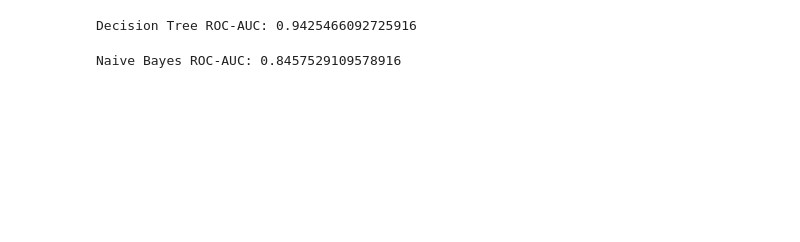
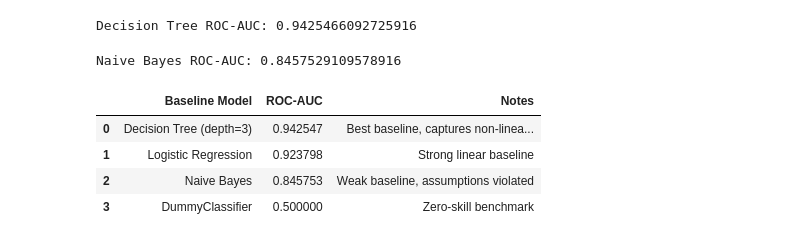
Before and after one commit to PaulinaMamiaga/customer-churn-intelligence-system, a Jupyter notebook: notebooks/03_modeling_and_evaluation.ipynb, the cells around one changed output. Cells and saved outputs as stored; diff of their text form; code cells hidden in the pictures; blank space fills up the shorter version.

```diff
--- a/notebooks/03_modeling_and_evaluation.ipynb
+++ b/notebooks/03_modeling_and_evaluation.ipynb
@@ -243,3 +242,35 @@ nb_pred = nb_pipeline.predict_proba(X_test)[:, 1]
 print("Naive Bayes ROC-AUC:", roc_auc_score(y_test, nb_pred))
 # %% [output]
 Naive Bayes ROC-AUC: 0.8457529109578916
+# %%
+# 5.5 Build the baseline results table
+baseline_results = pd.DataFrame({
+    "Baseline Model": [
+        "DummyClassifier",
+        "Logistic Regression",
+        "Decision Tree (depth=3)",
+        "Naive Bayes"
+    ],
+    "ROC-AUC": [
+        0.50,
+        roc_auc_score(y_test, logreg_pred),
+        roc_auc_score(y_test, dt_pred),
+        roc_auc_score(y_test, nb_pred)
+    ],
+    "Notes": [
+        "Zero-skill benchmark",
+        "Strong linear baseline",
+        "Best baseline, captures non-linear patterns",
+        "Weak baseline, assumptions violated"
+    ]
+})
+
+baseline_results = baseline_results.sort_values(by="ROC-AUC", ascending=False).reset_index(drop=True)
+
+baseline_results
+# %% [output]
+|  | Baseline Model | ROC-AUC | Notes |
+| 0 | Decision Tree (depth=3) | 0.942547 | Best baseline, captures non-linea... |
+| 1 | Logistic Regression | 0.923798 | Strong linear baseline |
+| 2 | Naive Bayes | 0.845753 | Weak baseline, assumptions violated |
+| 3 | DummyClassifier | 0.500000 | Zero-skill benchmark |
```
Also changed, not shown: parts of 12 cells of this notebook.
